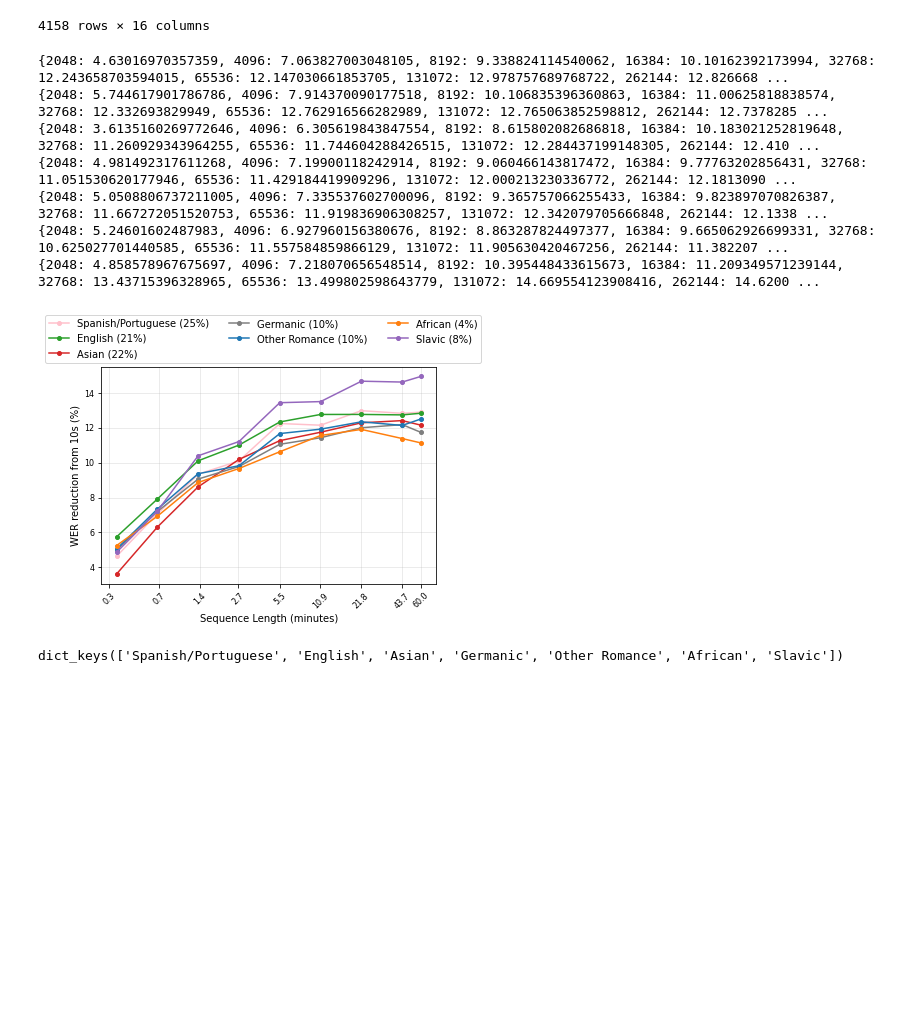
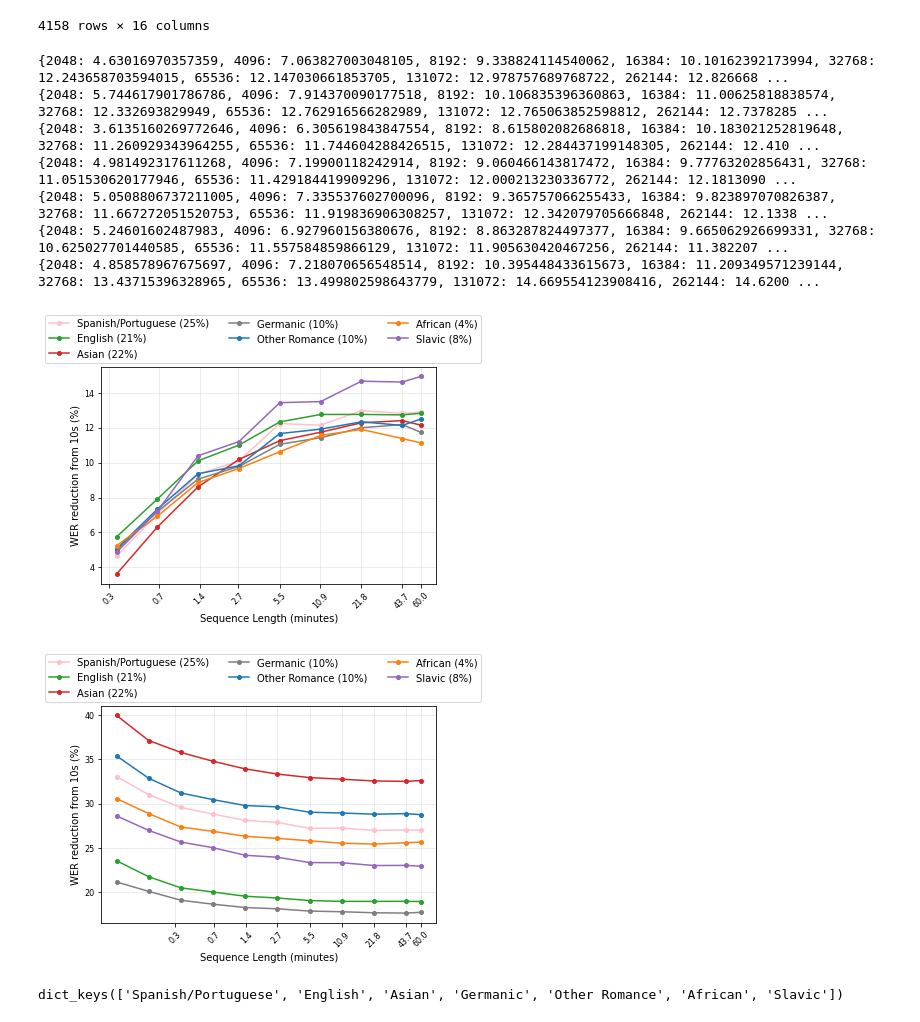
Before and after one commit to robflynnyh/long-context-asr, a Jupyter notebook: eval/results/eval.ipynb, the cells around one changed output. Drawn from its saved outputs; the diff is of its cells as text; code cells hidden in the pictures; blank space fills up the shorter version.

```diff
--- a/eval/results/eval.ipynb
+++ b/eval/results/eval.ipynb
@@ -1304,33 +1315,66 @@ for area in results.keys():
 p_decrease_diff = {seq_len: [] for seq_len in sorted(seq_lens[2:])}
 for seq_len in p_decreases.keys():
 
     p_decrease_diff[seq_len] = max(p_decreases[seq_len]) - min(p_decreases[seq_len])
 
 
 ax=plt.gca()
 ax.set_xscale('log', basex=2)
 # # log y axis
 # ax.set_yscale('log', basey=2)
 ax.set_xticks([round(el/100/60, 1) for el in sorted(seq_lens[2:])])
 ax.get_xaxis().set_major_formatter(matplotlib.ticker.ScalarFormatter())
 plt.rc('xtick', labelsize=tw)
 plt.xticks(rotation=rot)
 plt.rc('ytick', labelsize=tw)
 plt.xlabel('Sequence Length (minutes)')
 plt.ylabel('WER reduction from 10s (%)')
 # set opacitiy of 0.5 to legend
 plt.legend(ncol=3, bbox_to_anchor=(1.15, 1.26))
 ax.grid(True, axis='both', alpha=0.3)
 plt.savefig('./wer_reduction_per_area_epoch1.pdf', transparent = True, bbox_inches = 'tight')
+
+plt.show()
+# also plot absolute WERs
+
+for area in results.keys():
+    seq_lens = sorted(list(results[area].keys()))
+    wers = {seq_len: results[area][seq_len]['wer'] for seq_len in seq_lens}
+    plt.plot(
+        [el/100/60 for el in seq_lens],
+        [wers[key]*100 for key in seq_lens],
+        marker='o',
+        markersize=4,
+        label=f'{area} ({area_counts[area]}%)',
+        color = None if area not in colordict else colordict[area]
+    )
+
+ax=plt.gca()
+ax.set_xscale('log', basex=2)
+# # log y axis
+# ax.set_yscale('log', basey=2)
+ax.set_xticks([round(el/100/60, 1) for el in sorted(seq_lens[2:])])
+ax.get_xaxis().set_major_formatter(matplotlib.ticker.ScalarFormatter())
+plt.rc('xtick', labelsize=tw)
+plt.xticks(rotation=rot)
+plt.rc('ytick', labelsize=tw)
+plt.xlabel('Sequence Length (minutes)')
+plt.ylabel('WER reduction from 10s (%)')
+# set opacitiy of 0.5 to legend
+plt.legend(ncol=3, bbox_to_anchor=(1.15, 1.26))
+ax.grid(True, axis='both', alpha=0.3)
+
+plt.show()
 # %% [output]
 {2048: 4.63016970357359, 4096: 7.063827003048105, 8192: 9.338824114540062, 16384: 10.10162392173994, 32768: 12.243658703594015, 65536: 12.147030661853705, 131072: 12.978757689768722, 262144: 12.826668 ...
 {2048: 5.744617901786786, 4096: 7.914370090177518, 8192: 10.106835396360863, 16384: 11.00625818838574, 32768: 12.332693829949, 65536: 12.762916566282989, 131072: 12.765063852598812, 262144: 12.7378285 ...
 {2048: 3.6135160269772646, 4096: 6.305619843847554, 8192: 8.615802082686818, 16384: 10.183021252819648, 32768: 11.260929343964255, 65536: 11.744604288426515, 131072: 12.284437199148305, 262144: 12.410 ...
 {2048: 4.981492317611268, 4096: 7.19900118242914, 8192: 9.060466143817472, 16384: 9.77763202856431, 32768: 11.051530620177946, 65536: 11.429184419909296, 131072: 12.000213230336772, 262144: 12.1813090 ...
 {2048: 5.0508806737211005, 4096: 7.335537602700096, 8192: 9.365757066255433, 16384: 9.823897070826387, 32768: 11.667272051520753, 65536: 11.919836906308257, 131072: 12.342079705666848, 262144: 12.1338 ...
 {2048: 5.24601602487983, 4096: 6.927960156380676, 8192: 8.863287824497377, 16384: 9.665062926699331, 32768: 10.625027701440585, 65536: 11.557584859866129, 131072: 11.905630420467256, 262144: 11.382207 ...
 {2048: 4.858578967675697, 4096: 7.218070656548514, 8192: 10.395448433615673, 16384: 11.209349571239144, 32768: 13.43715396328965, 65536: 13.499802598643779, 131072: 14.669554123908416, 262144: 14.6200 ...
 [figure]
+[figure, added]
 # %%
 epoch1_results.keys()
 # %% [output]
```
Also changed, not shown: parts of 19 cells of this notebook, 18 other files.
